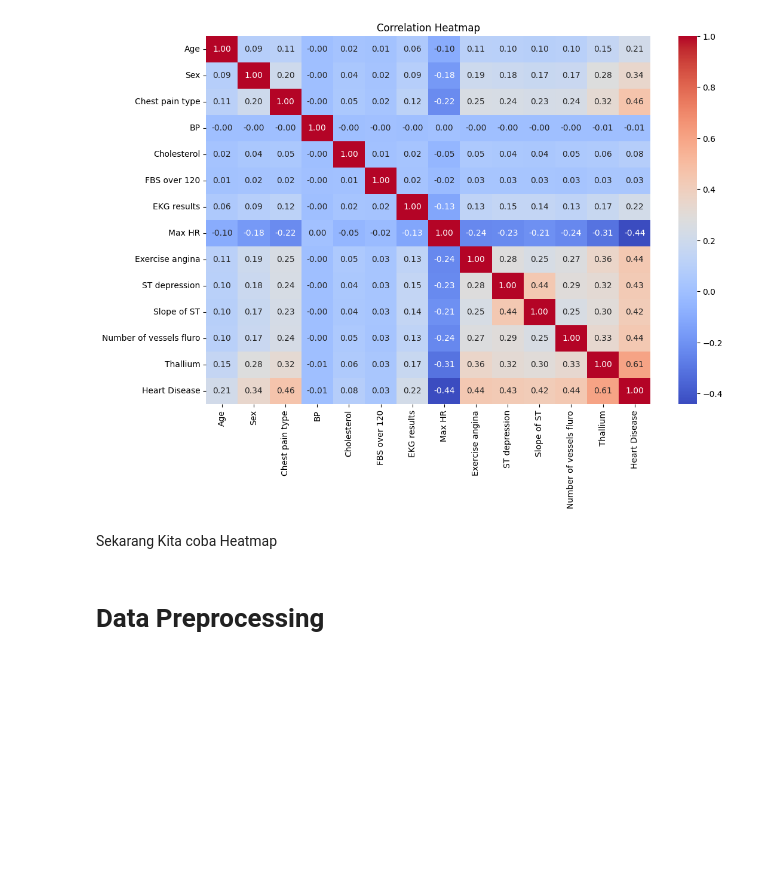
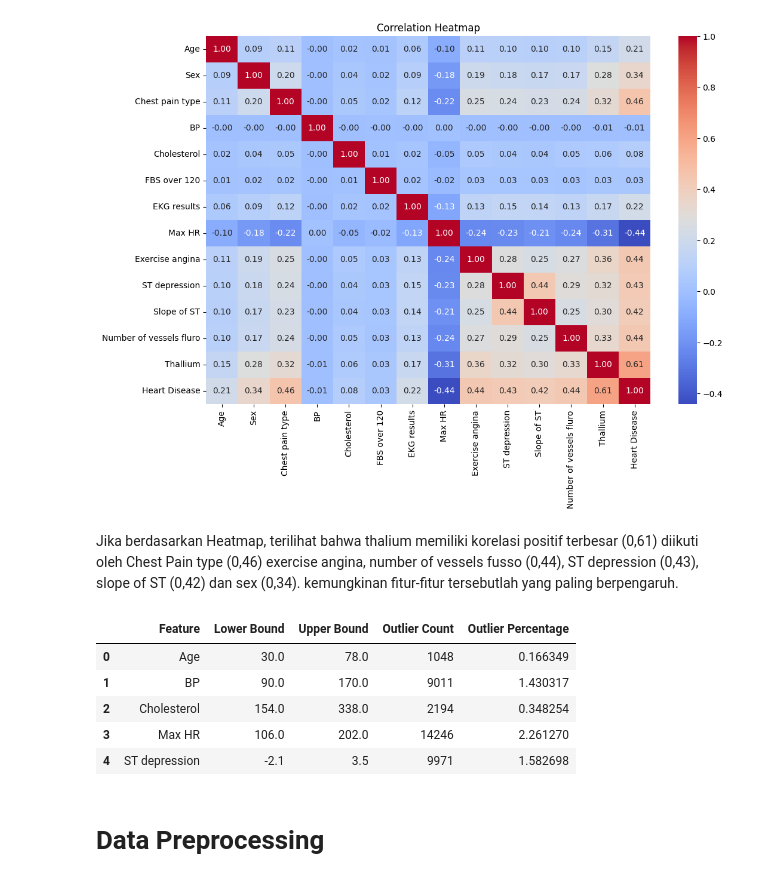
Before and after one commit to yatopppi/supervised-ml-d, a Jupyter notebook: supervised-ml-d.ipynb, the cells around one changed output. Drawn from its saved outputs; the diff is of its cells as text; code cells hidden in the pictures; blank space fills up the shorter version.

```diff
--- a/supervised-ml-d.ipynb
+++ b/supervised-ml-d.ipynb
@@ -214,9 +214,9 @@ plt.show()
 # %% [output]
 [figure]
 # %%
-feratures_cols = ['Age', 'BP', 'Cholesterol', 'Max HR', 'ST depression']
+numerical_cols = ['Age', 'BP', 'Cholesterol', 'Max HR', 'ST depression']
 
-for cols in feratures_cols:
+for cols in numerical_cols:
     plt.figure(figsize=(8, 15))
     sns.boxplot(data=train_df, x=target, y=cols)
     plt.title(f"{cols} vs {target}")
@@ -234,3 +234,14 @@ Insight tambahan dari explorasi train data:
 - cholesterol juga terlihat perbandingannya mirip
 - Max heart rate terlihat perbedaan median, mungkin berpengaruh.
 - Median Presense pada depresi lebih tinggi dan persebaranya lebih banyak.
+# %%
+catagotical_cols = [
+    'Sex', 'Chest pain type', 'FBS over 120', 'EKG results',
+    'Exercise angina', 'Slope of ST', 'Number of vessels fluro', 'Thallium'
+]
+
+for col in catagorical_cols:
+    plt.figure(figsize=(8, 5))
+    sns.countplot(data=train_df, x=col, hue=target)
+    plt.title(f"{col} vs {target}")
+    plt.show()
@@ -249,7 +262,40 @@ plt.title("Correlation Heatmap")
 plt.show()
 # %% [output]
 [figure]
-# %% [markdown]
-Sekarang Kita coba Heatmap
+# %% [markdown]
+Jika berdasarkan Heatmap, terilihat bahwa thalium memiliki korelasi positif terbesar (0,61) diikuti oleh Chest Pain type (0,46) exercise angina, number of vessels fusso (0,44), ST depression (0,43), slope of ST (0,42) dan sex (0,34). kemungkinan fitur-fitur tersebutlah yang paling berpengaruh.
+# %%
+outlier_summary = []
+
+for col in numerical_cols:
+    Q1 = train_df[col].quantile(0.25)
+    Q3 = train_df[col].quantile(0.75)
+    IQR = Q3 - Q1
+
+    lower_bound = Q1 - 1.5 * IQR
+    upper_bound = Q3 + 1.5 * IQR
+
+    outliers = train_df[
+        (train_df[col] < lower_bound) |
+        (train_df[col] > upper_bound)
+    ]
+
+    outlier_summary.append({
+        'Feature': col,
+        'Lower Bound': lower_bound,
+        'Upper Bound': upper_bound,
+        'Outlier Count': len(outliers),
+        'Outlier Percentage': len(outliers) / len(train_df) * 100
+    })
+
+outlier_summary_df = pd.DataFrame(outlier_summary)
+outlier_summary_df
+# %% [output]
+|  | Feature | Lower Bound | Upper Bound | Outlier Count | Outlier Percentage |
+| 0 | Age | 30.0 | 78.0 | 1048 | 0.166349 |
+| 1 | BP | 90.0 | 170.0 | 9011 | 1.430317 |
+| 2 | Cholesterol | 154.0 | 338.0 | 2194 | 0.348254 |
+| 3 | Max HR | 106.0 | 202.0 | 14246 | 2.261270 |
+| 4 | ST depression | -2.1 | 3.5 | 9971 | 1.582698 |
 # %% [markdown]
 # Data Preprocessing
```
Also changed, not shown: parts of 6 cells of this notebook.
